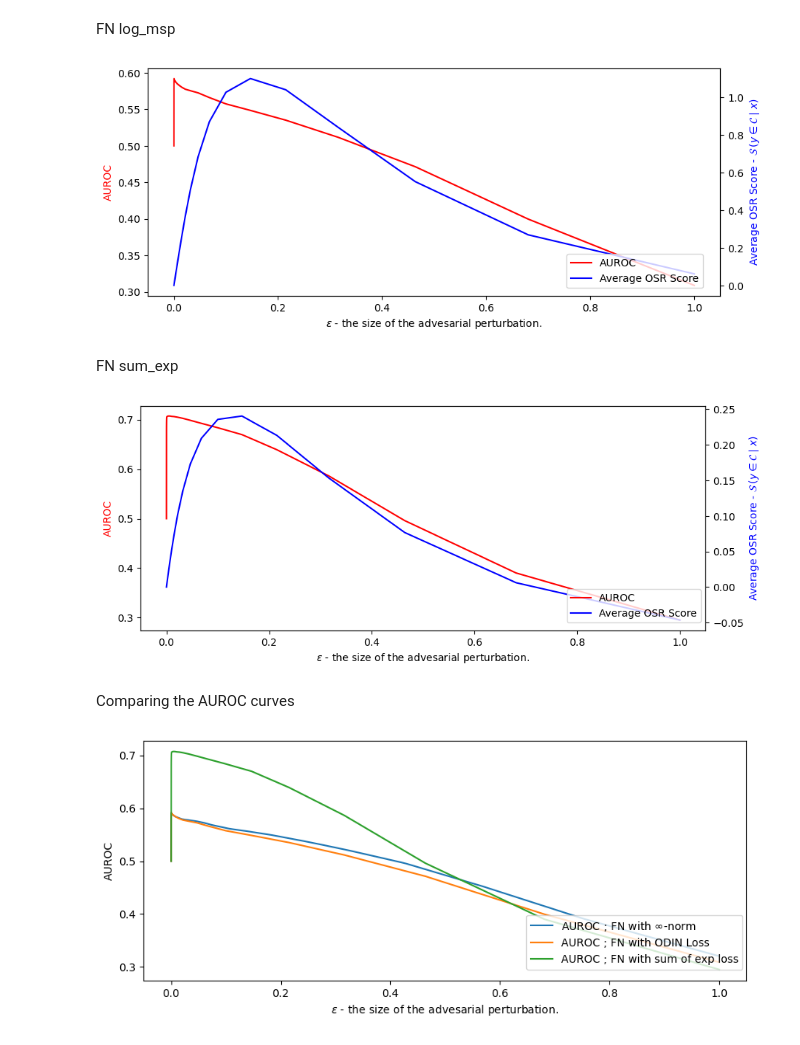
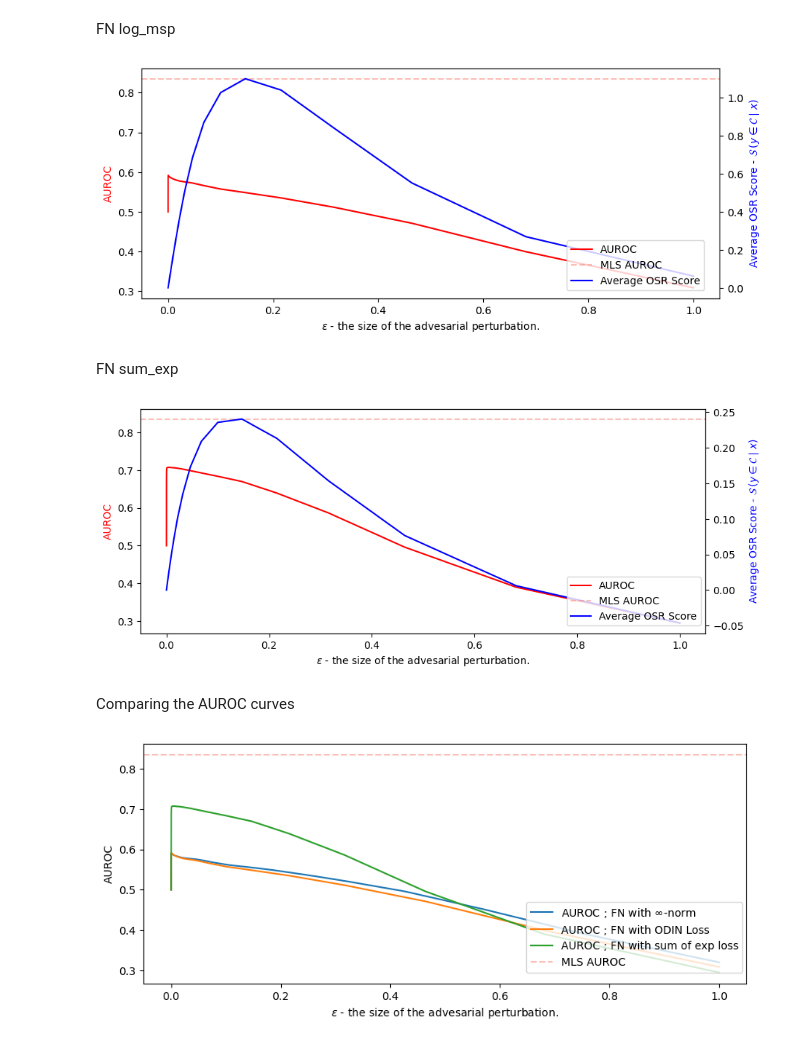
Before and after one commit to krellemand/bachelor_project, a Jupyter notebook: notebooks/visualizing_adv_attacks.ipynb, the cells around one changed output. Cells and saved outputs as stored; diff of their text form; code cells hidden in the pictures.

```diff
--- a/notebooks/visualizing_adv_attacks.ipynb
+++ b/notebooks/visualizing_adv_attacks.ipynb
@@ -469,28 +469,28 @@ FN log_msp
 # %%
 mlc_plot_fn_log_msp = EpsExperimentPlot(add_zoom=None)
 mlc_plot_fn_log_msp.load_and_add_logit_change_to_eps_plot(tin_logits_dir + 'fn/fgsm/log_msp/', tin_logits_dir + 'plain/logits_0.pt', 0)
-mlc_plot_fn_log_msp.set_legend_and_highlight_eps(legend_loc=(0.70,0.18))
+mlc_plot_fn_log_msp.set_legend_and_highlight_eps(legend_loc=(0.70,0.18), h_line=0.835)
 # %% [output]
-[figure, old version]
+[figure, new version]
 # %% [markdown]
 FN sum_exp
 # %%
 mlc_plot_fn_sum_exp = EpsExperimentPlot(add_zoom=None)
 mlc_plot_fn_sum_exp.load_and_add_logit_change_to_eps_plot(tin_logits_dir + 'fn/fgsm/sum_exp/', tin_logits_dir + 'plain/logits_0.pt', 0)
-mlc_plot_fn_sum_exp.set_legend_and_highlight_eps(legend_loc=(0.70,0.18))
+mlc_plot_fn_sum_exp.set_legend_and_highlight_eps(legend_loc=(0.70,0.18), h_line=0.835)
 # %% [output]
-[figure, old version]
+[figure, new version]
 # %% [markdown]
 Comparing the AUROC curves
 # %%
 auroc_comparison = EpsExperimentPlot(which_lines='AUROC', add_zoom=None)
 # auroc_comparison.load_and_add_logit_change_to_eps_plot(tin_logits_dir + 'fp/fgsm/two_norm/', tin_logits_dir + 'plain/logits_0.pt', 0, label_suffix=' ; FP with 2-norm')
 # auroc_comparison.load_and_add_logit_change_to_eps_plot(tin_logits_dir + 'fp/fgsm/inf_norm/', tin_logits_dir + 'plain/logits_0.pt', 0, label_suffix= ' ; FP with $\\infty$-norm')
 # auroc_comparison.load_and_add_logit_change_to_eps_plot(tin_logits_dir + 'fp/fgsm/sum_exp/', tin_logits_dir + 'plain/logits_0.pt', 0, label_suffix= ' ; FP with sum of exp loss')
 auroc_comparison.load_and_add_logit_change_to_eps_plot(tin_logits_dir + 'fn/fgsm/inf_norm/', tin_logits_dir + 'plain/logits_0.pt', 0, label_suffix=' ; FN with $\\infty$-norm')
 auroc_comparison.load_and_add_logit_change_to_eps_plot(tin_logits_dir + 'fn/fgsm/log_msp/', tin_logits_dir + 'plain/logits_0.pt', 0, label_suffix= ' ; FN with ODIN Loss')
 auroc_comparison.load_and_add_logit_change_to_eps_plot(tin_logits_dir + 'fn/fgsm/sum_exp/', tin_logits_dir + 'plain/logits_0.pt', 0, label_suffix= ' ; FN with sum of exp loss')
 
-auroc_comparison.set_legend_and_highlight_eps(legend_loc=(0.64,0.19))
+auroc_comparison.set_legend_and_highlight_eps(legend_loc=(0.64,0.19), h_line=0.835)
 # %% [output]
-[figure, old version]
+[figure, new version]
```
Also changed, not shown: parts of 5 cells of this notebook, 4 other files.
